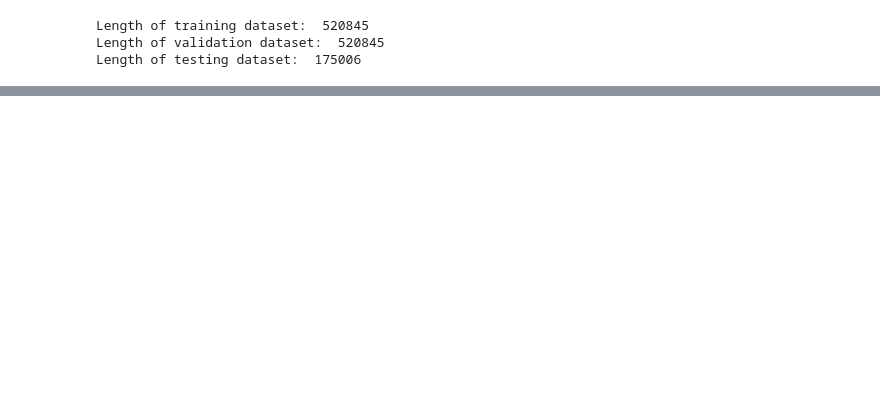
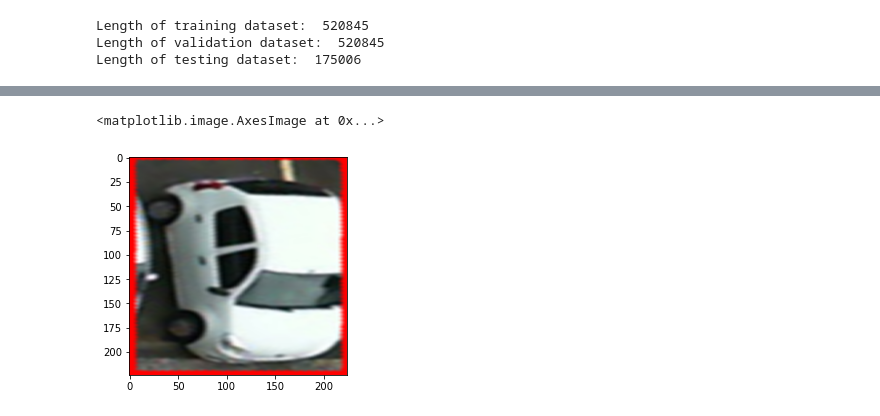
Before and after one commit to gracegan0116/APS360, a Jupyter notebook: dataset.ipynb, the cells around one changed output, grey strips where cells are left out. Cells and saved outputs as stored; diff of their text form; code cells hidden in the pictures; blank space fills up the shorter version.

```diff
--- a/dataset.ipynb
+++ b/dataset.ipynb
@@ -162,0 +248,19 @@ test accuracy is:  0.982125
+# %%
+centerx=int(root[0][0][0].get('x'))
+root[0][0][0].get('x')
+centery=int(root[0][0][0].get('y'))
+root[0][0][0].get('y')
+sizew=int(root[0][0][1].get('w'))
+root[0][0][1].get('w')
+sizeh=int(root[0][0][1].get('h'))
+root[0][0][1].get('h')
+c=(centerx,centery)
+size=(sizew,sizeh)
+r=int(root[0][0][2].get('d'))
+rect =  (c,size,r)
+img_crop = crop_rect(img, rect)
+img_crop = cv2.resize(img_crop, dsize=(224, 224), interpolation=cv2.INTER_CUBIC)
+plt.imshow(cv2.cvtColor(img_crop, cv2.COLOR_BGR2RGB))
+# %% [output]
+<matplotlib.image.AxesImage at 0x...>
+[figure, added]
```
Also changed, not shown: parts of 16 cells of this notebook, 3 other files.
